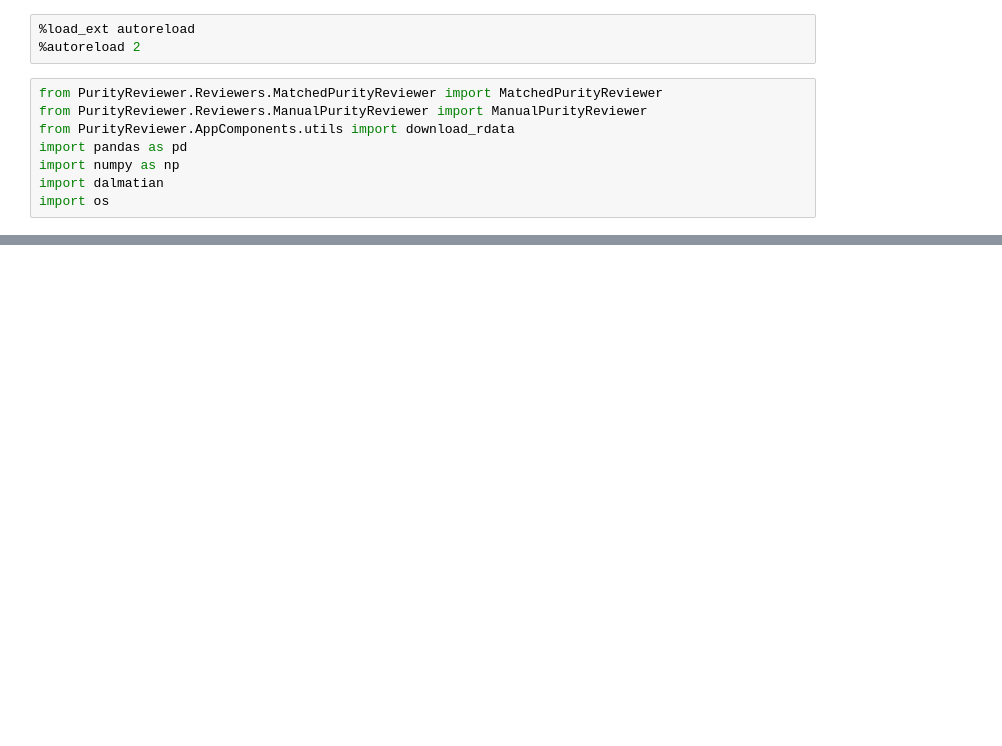
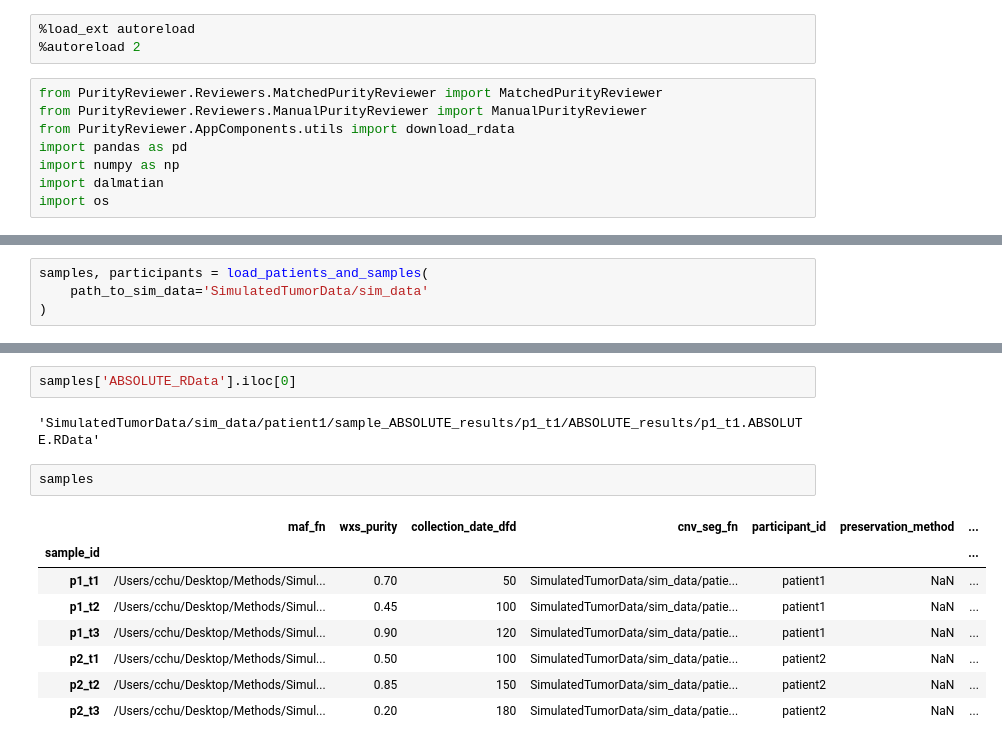
Before and after one commit to getzlab/PurityReviewer, a Jupyter notebook: example_notebooks/purity_reviewer_example.ipynb, the cells around one changed output, grey strips where cells are left out. Saved outputs shown, nothing was run; the diff lists cells and outputs as text; blank space fills up the shorter version.

```diff
--- a/example_notebooks/purity_reviewer_example.ipynb
+++ b/example_notebooks/purity_reviewer_example.ipynb
@@ -133,0 +47,4 @@ Dash app running on http://0.0.0.0:8099/
+# %%
+samples, participants = load_patients_and_samples(
+    path_to_sim_data='SimulatedTumorData/sim_data'
+)
@@ -133,0 +69,15 @@ Dash app running on http://0.0.0.0:8099/
+# %%
+samples['ABSOLUTE_RData'].iloc[0]
+# %% [output]
+'SimulatedTumorData/sim_data/patient1/sample_ABSOLUTE_results/p1_t1/ABSOLUTE_results/p1_t1.ABSOLUTE.RData'
+# %%
+samples
+# %% [output]
+|  | maf_fn | wxs_purity | collection_date_dfd | cnv_seg_fn | participant_id | preservation_method | ... |
+| sample_id |  |  |  |  |  |  | ... |
+| p1_t1 | /Users/cchu/Desktop/Methods/Simul... | 0.70 | 50 | SimulatedTumorData/sim_data/patie... | patient1 | NaN | ... |
+| p1_t2 | /Users/cchu/Desktop/Methods/Simul... | 0.45 | 100 | SimulatedTumorData/sim_data/patie... | patient1 | NaN | ... |
+| p1_t3 | /Users/cchu/Desktop/Methods/Simul... | 0.90 | 120 | SimulatedTumorData/sim_data/patie... | patient1 | NaN | ... |
+| p2_t1 | /Users/cchu/Desktop/Methods/Simul... | 0.50 | 100 | SimulatedTumorData/sim_data/patie... | patient2 | NaN | ... |
+| p2_t2 | /Users/cchu/Desktop/Methods/Simul... | 0.85 | 150 | SimulatedTumorData/sim_data/patie... | patient2 | NaN | ... |
+| p2_t3 | /Users/cchu/Desktop/Methods/Simul... | 0.20 | 180 | SimulatedTumorData/sim_data/patie... | patient2 | NaN | ... |
```
Also changed, not shown: parts of 41 cells of this notebook, 11 other files.
